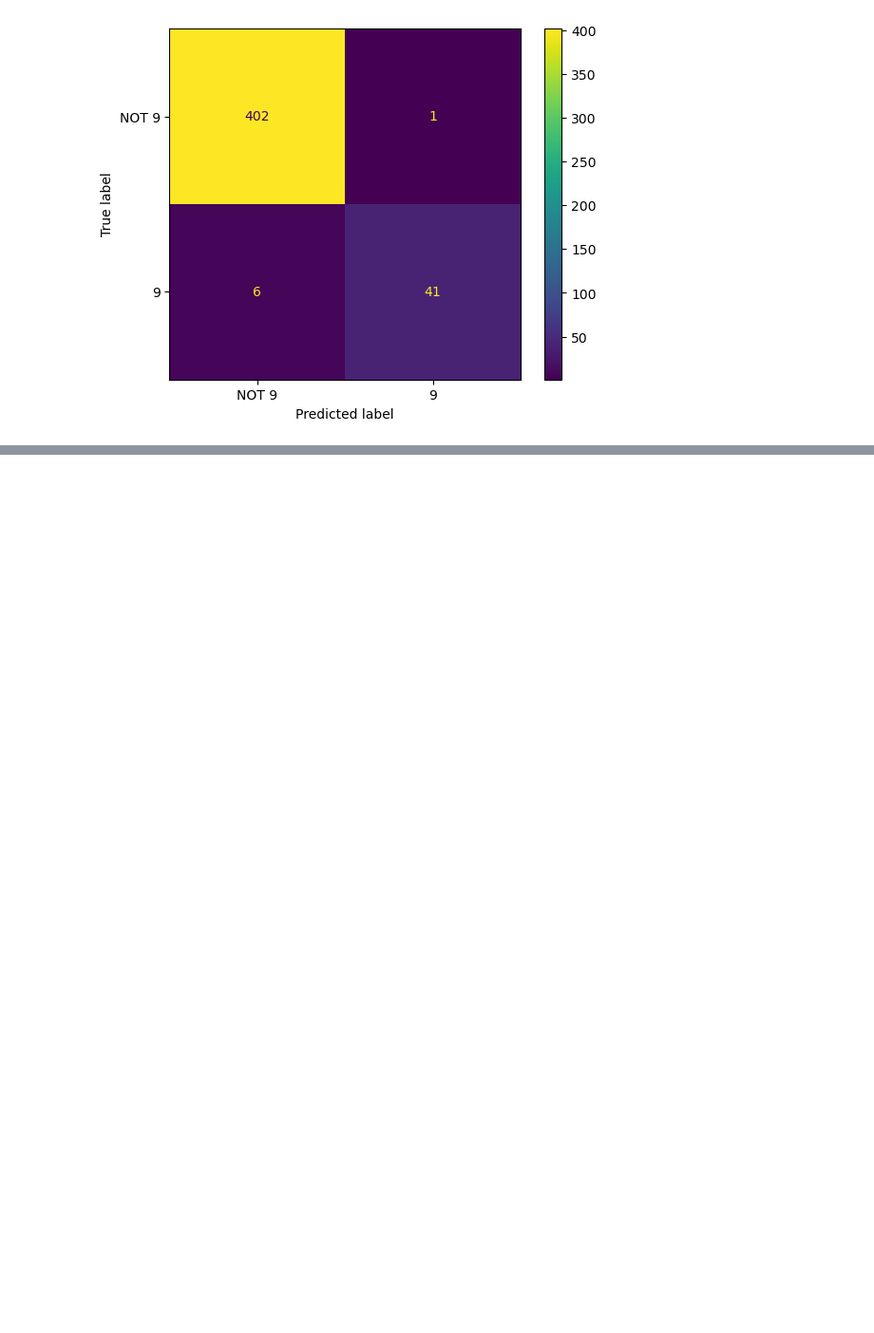
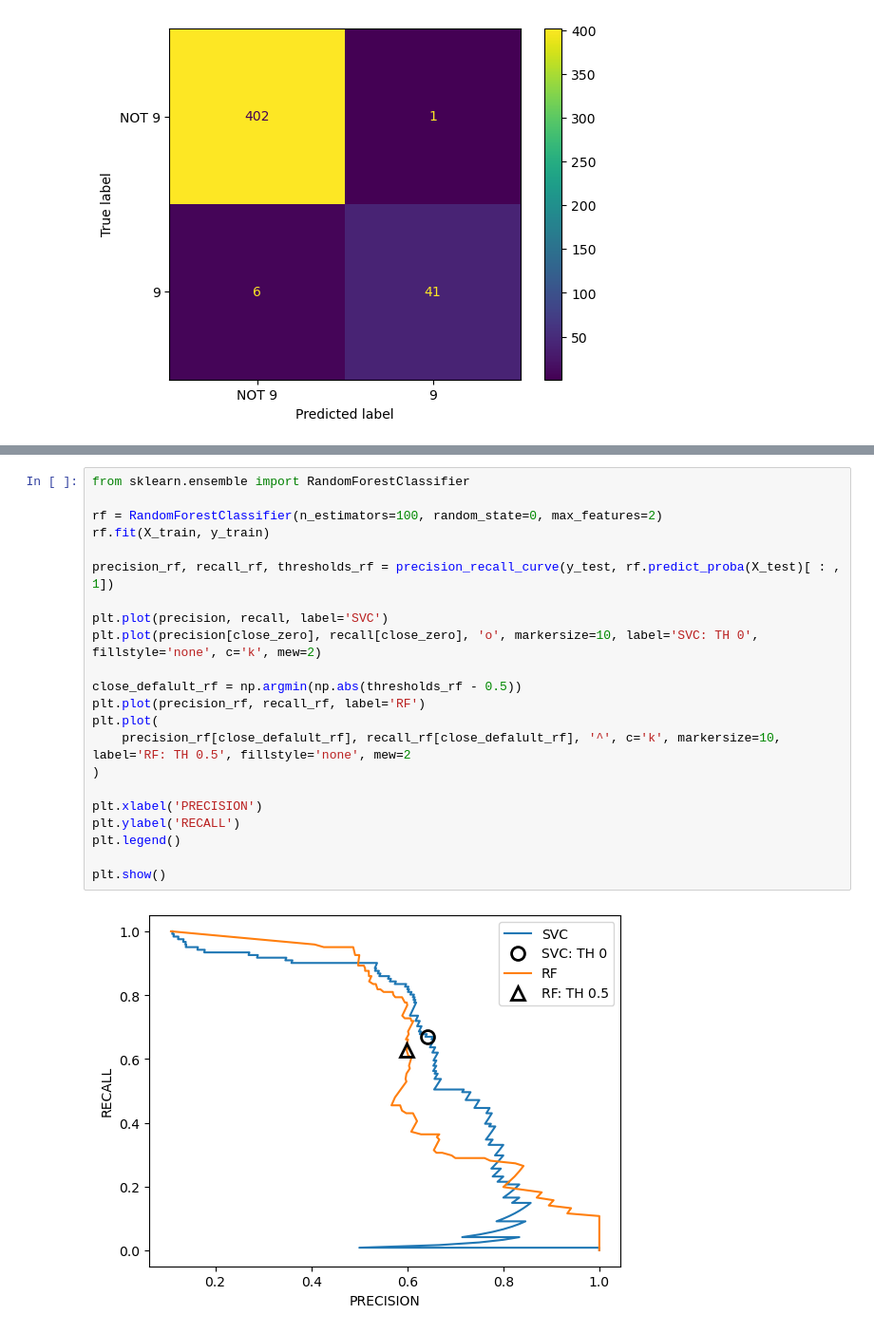
Before and after one commit to davidptuackr/ppb, a Jupyter notebook: 05_평가와_성능향상.ipynb, the cells around one changed output, grey strips where cells are left out. Shown at 95% size. Saved outputs shown, nothing was run; the diff lists cells and outputs as text; blank space fills up the shorter version.

```diff
--- a/05_평가와_성능향상.ipynb
+++ b/05_평가와_성능향상.ipynb
@@ -557,0 +709,24 @@ ConfusionMatrixDisplay.from_estimator(logreg, X_test, y_test, display_labels=['N
+# %%
+from sklearn.ensemble import RandomForestClassifier
+
+rf = RandomForestClassifier(n_estimators=100, random_state=0, max_features=2)
+rf.fit(X_train, y_train)
+
+precision_rf, recall_rf, thresholds_rf = precision_recall_curve(y_test, rf.predict_proba(X_test)[ : , 1])
+
+plt.plot(precision, recall, label='SVC')
+plt.plot(precision[close_zero], recall[close_zero], 'o', markersize=10, label='SVC: TH 0', fillstyle='none', c='k', mew=2)
+
+close_defalult_rf = np.argmin(np.abs(thresholds_rf - 0.5))
+plt.plot(precision_rf, recall_rf, label='RF')
+plt.plot(
+    precision_rf[close_defalult_rf], recall_rf[close_defalult_rf], '^', c='k', markersize=10, label='RF: TH 0.5', fillstyle='none', mew=2
+)
+
+plt.xlabel('PRECISION')
+plt.ylabel('RECALL')
+plt.legend()
+
+plt.show()
+# %% [output]
+[figure, added]
```
Also changed, not shown: parts of 22 cells of this notebook.
